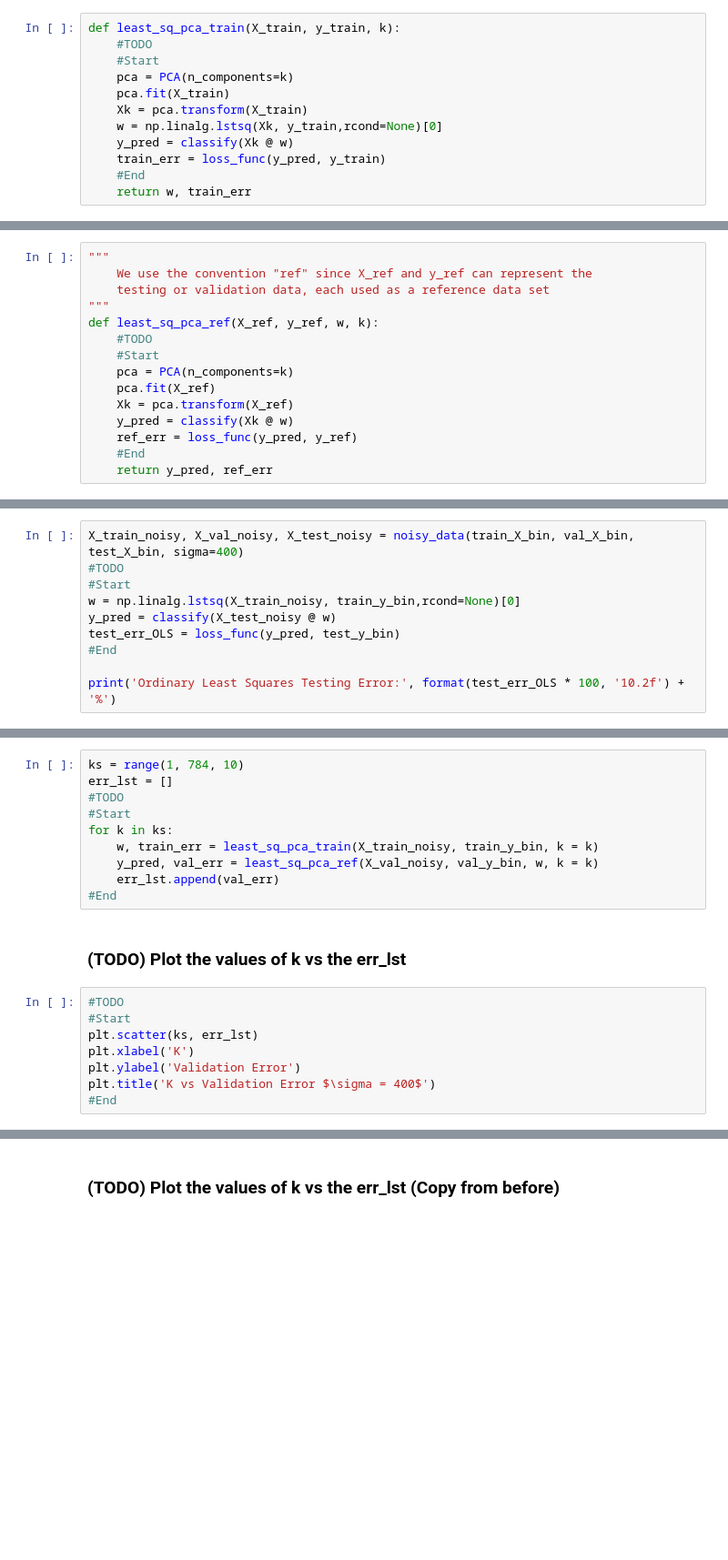
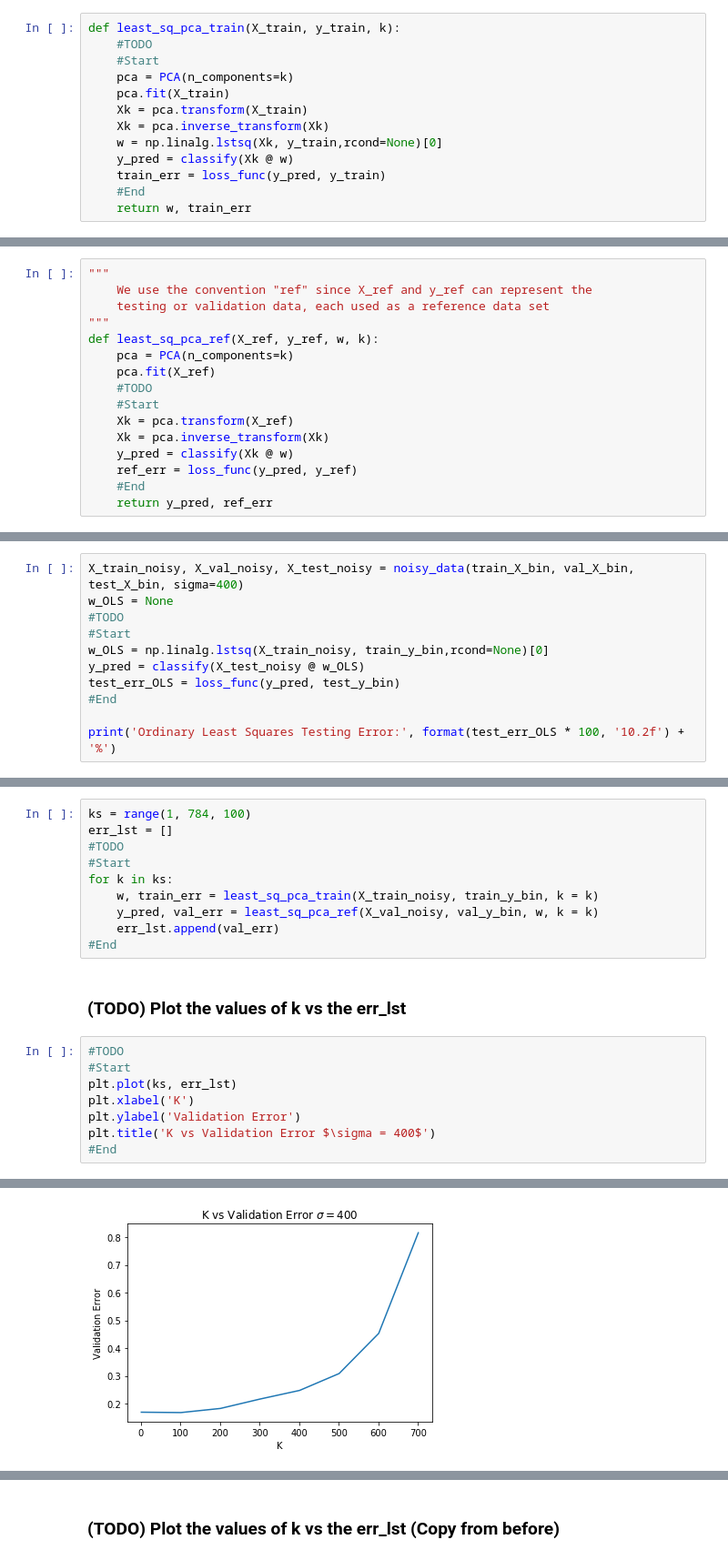
Before and after one commit to danielabrahamgit/Hyper_Parameters_Project_189, a Jupyter notebook: Coding_Assignments/Hyper_Instructor.ipynb, the cells around one changed output, grey strips where cells are left out. Shown at 91% size. Drawn from its saved outputs; the diff is of its cells as text; blank space fills up the shorter version.

```diff
--- a/Coding_Assignments/Hyper_Instructor.ipynb
+++ b/Coding_Assignments/Hyper_Instructor.ipynb
@@ -506,6 +544,7 @@ def least_sq_pca_train(X_train, y_train, k):
     pca = PCA(n_components=k)
     pca.fit(X_train)
     Xk = pca.transform(X_train)
+    Xk = pca.inverse_transform(Xk)
     w = np.linalg.lstsq(Xk, y_train,rcond=None)[0]
     y_pred = classify(Xk @ w)
     train_err = loss_func(y_pred, y_train)
@@ -519,11 +558,12 @@ def least_sq_pca_train(X_train, y_train, k):
     testing or validation data, each used as a reference data set
 """
 def least_sq_pca_ref(X_ref, y_ref, w, k):
+    pca = PCA(n_components=k)
+    pca.fit(X_ref)
     #TODO
     #Start
-    pca = PCA(n_components=k)
-    pca.fit(X_ref)
     Xk = pca.transform(X_ref)
+    Xk = pca.inverse_transform(Xk)
     y_pred = classify(Xk @ w)
     ref_err = loss_func(y_pred, y_ref)
     #End
@@ -535,9 +575,10 @@ Before we evaluate our Least Squares PCA model, let us first just use standard l
 # %%
 X_train_noisy, X_val_noisy, X_test_noisy = noisy_data(train_X_bin, val_X_bin, test_X_bin, sigma=400)
+w_OLS = None
 #TODO
 #Start
-w = np.linalg.lstsq(X_train_noisy, train_y_bin,rcond=None)[0]
-y_pred = classify(X_test_noisy @ w)
+w_OLS = np.linalg.lstsq(X_train_noisy, train_y_bin,rcond=None)[0]
+y_pred = classify(X_test_noisy @ w_OLS)
 test_err_OLS = loss_func(y_pred, test_y_bin)
 #End
 
@@ -551,7 +592,7 @@ Now (hopefully we are seeing a pattern by now) we want to use hyper-parameter gr
 
 ### **(TODO) Iterate through all values of k in the range in order to fit the model on the noisy training data. Then, find the validation error error at each value of k. Store this validation error into the list err_lst**
 # %%
-ks = range(1, 784, 10)
+ks = range(1, 784, 100)
 err_lst = []
 #TODO
 #Start
@@ -565,8 +606,9 @@ for k in ks:
 # %%
 #TODO
 #Start
-plt.scatter(ks, err_lst)
+plt.plot(ks, err_lst)
 plt.xlabel('K')
 plt.ylabel('Validation Error')
 plt.title('K vs Validation Error $\sigma = 400$')
 #End
+# %% [output]
@@ -573 +616,2 @@ plt.title('K vs Validation Error $\sigma = 400$')
+[figure, added]
 # %% [markdown]
```
Also changed, not shown: parts of 41 cells of this notebook.
